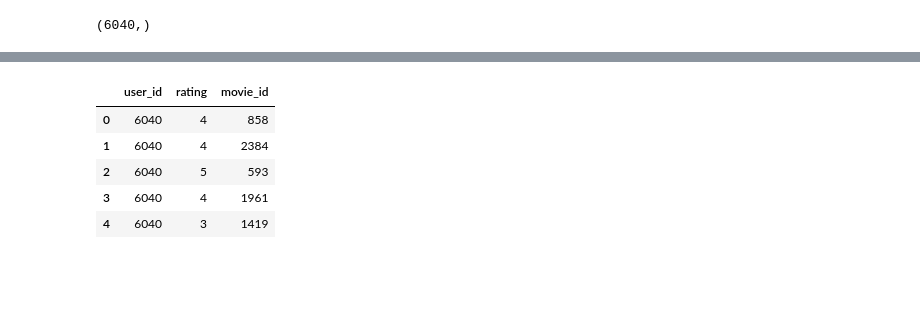
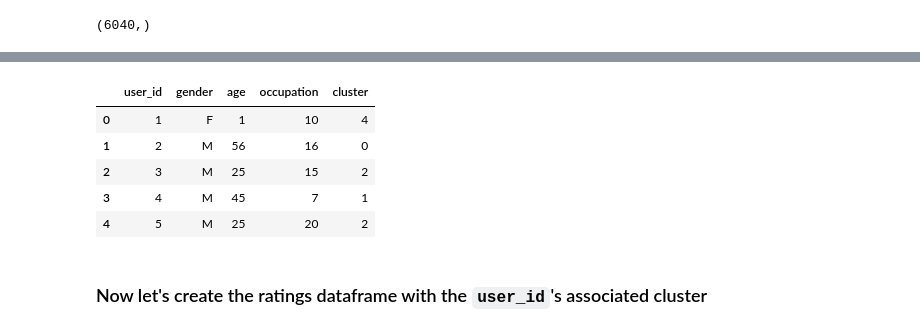
Before and after one commit to tsgreenwood-flatiron-data-science/recommendation-case-study, a Jupyter notebook: tara_eda.ipynb, the cells around one changed output, grey strips where cells are left out. Cells and saved outputs as stored; diff of their text form; code cells hidden in the pictures; blank space fills up the shorter version.

Commit message:
create csv files with cluster labels

```diff
--- a/tara_eda.ipynb
+++ b/tara_eda.ipynb
@@ -403,9 +320,3 @@ my_cols = ['gender', 'age', 'occupation']
 ohe_multi = OneHotEncoder(categories='auto')
 ohe_multi.fit(usdf[my_cols])
 ohe_mat = ohe_multi.transform(usdf[my_cols])
-
-# Then KMeans cluster
-
-k_clusters.fit(ohe_mat)
-
-preds = k_clusters.predict(ohe_mat)
@@ -498,9 +337,14 @@ show(ratings_table)
-# %%
-show(ratings_table)
-# %% [output]
-|  | user_id | rating | movie_id |
-| 0 | 6040 | 4 | 858 |
-| 1 | 6040 | 4 | 2384 |
-| 2 | 6040 | 5 | 593 |
-| 3 | 6040 | 4 | 1961 |
-| 4 | 6040 | 3 | 1419 |
+# %%
+#User dataframe with cluster
+dcdf = usdf
+dcdf['cluster'] = demo_preds
+dcdf.head()
+# %% [output]
+|  | user_id | gender | age | occupation | cluster |
+| 0 | 1 | F | 1 | 10 | 4 |
+| 1 | 2 | M | 56 | 16 | 0 |
+| 2 | 3 | M | 25 | 15 | 2 |
+| 3 | 4 | M | 45 | 7 | 1 |
+| 4 | 5 | M | 25 | 20 | 2 |
+# %% [markdown]
+### Now let's create the ratings dataframe with the `user_id`'s associated cluster
```
Also changed, not shown: parts of 72 cells of this notebook, 3 other files.
